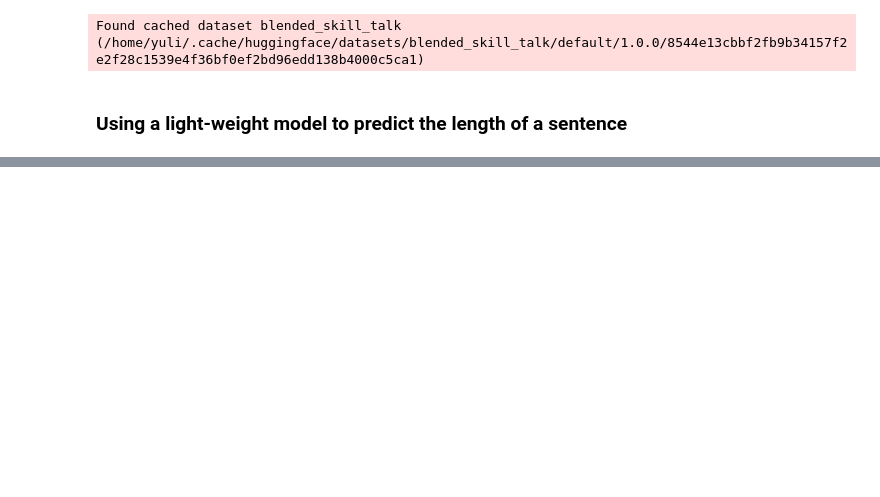
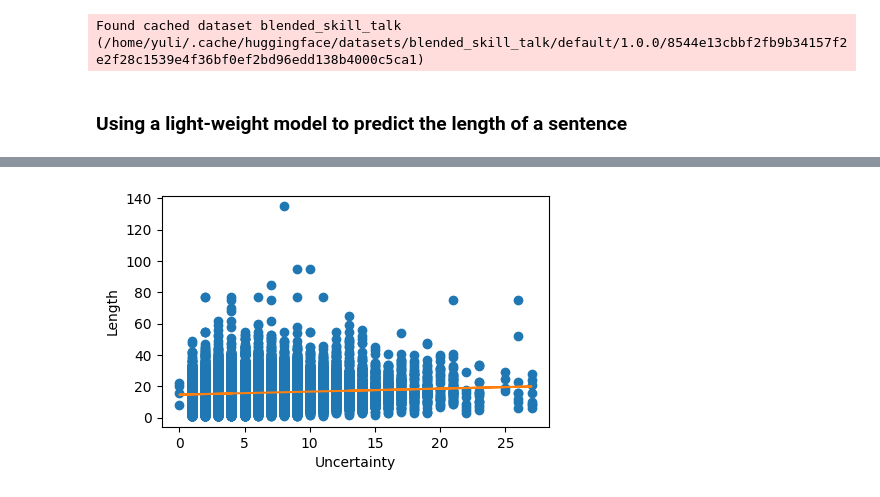
Before and after one commit to yul091/ASR_Uncertainty, a Jupyter notebook: notebooks/length_study.ipynb, the cells around one changed output, grey strips where cells are left out. Saved outputs shown, nothing was run; the diff lists cells and outputs as text; code cells hidden in the pictures; blank space fills up the shorter version.

```diff
--- a/notebooks/length_study.ipynb
+++ b/notebooks/length_study.ipynb
@@ -422,0 +636,4 @@ ModuleNotFoundError: No module named 'seq2seq'
+# %%
+fit_data(xx3, yy3)
+# %% [output]
+[figure, added]
```
Also changed, not shown: parts of 26 cells of this notebook, 2 other files.
